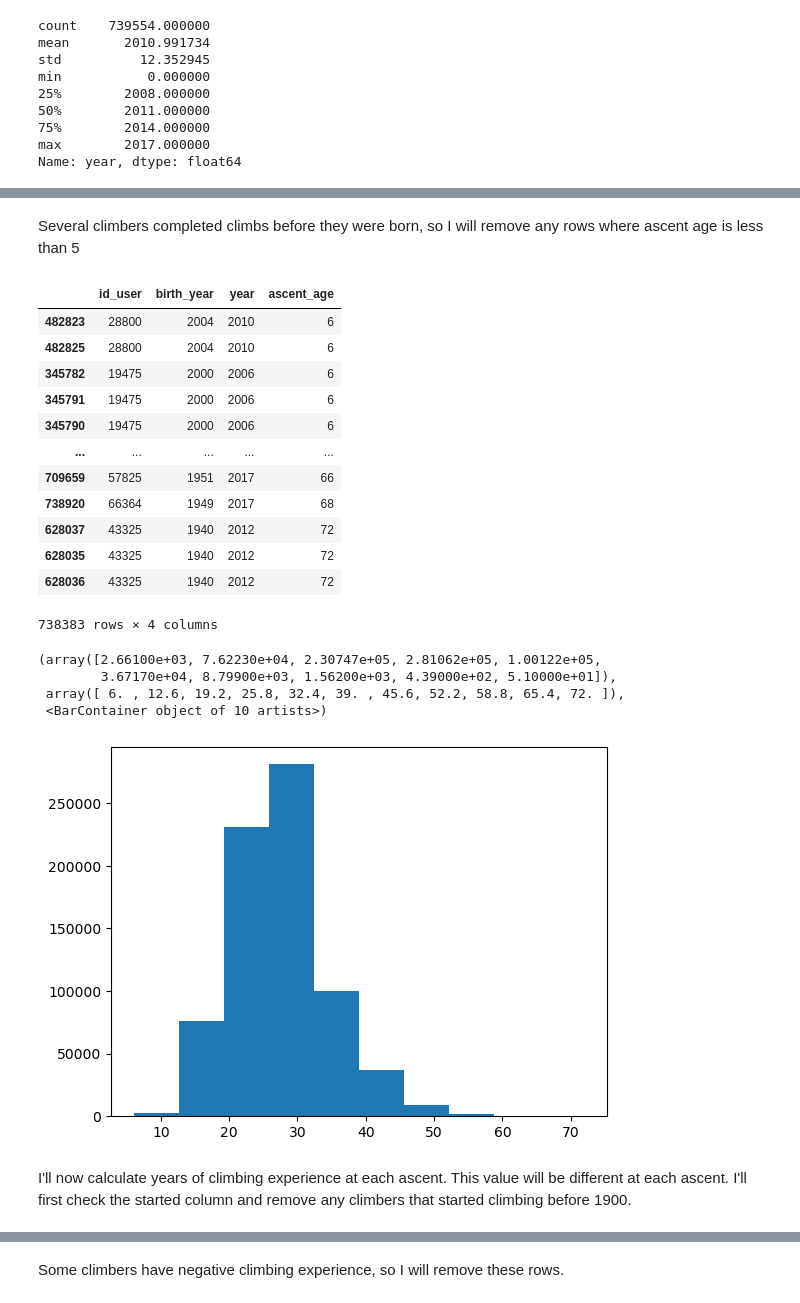
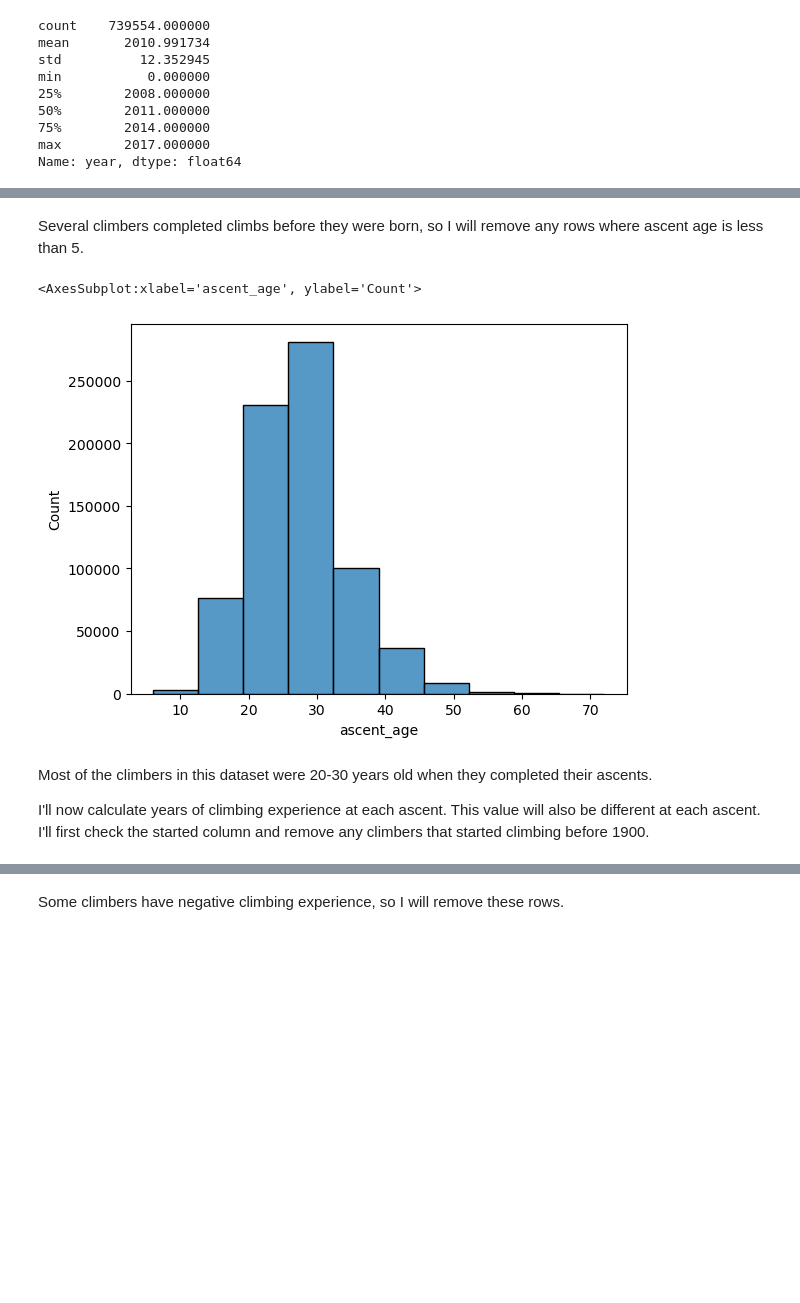
Before and after one commit to bensparklin/predicting-rock-climbing-ability, a Jupyter notebook: climbing_data/climbing.ipynb, the cells around one changed output, grey strips where cells are left out. Cells and saved outputs as stored; diff of their text form; code cells hidden in the pictures; blank space fills up the shorter version.

```diff
--- a/climbing_data/climbing.ipynb
+++ b/climbing_data/climbing.ipynb
@@ -379,32 +369,15 @@ Name: ascent_age, dtype: float64
 # %% [markdown]
-Several climbers completed climbs before they were born, so I will remove any rows where ascent age is less than 5
+Several climbers completed climbs before they were born, so I will remove any rows where ascent age is less than 5.
 # %%
 user_ascent = user_ascent[user_ascent['ascent_age'] > 5]
 
-user_ascent[['id_user','birth_year',
-             'year', 'ascent_age']].sort_values('ascent_age')
-
-plt.hist(user_ascent['ascent_age'])
+sns.histplot(user_ascent['ascent_age'], bins=10)
 # %% [output]
-|  | id_user | birth_year | year | ascent_age |
-| 482823 | 28800 | 2004 | 2010 | 6 |
-| 482825 | 28800 | 2004 | 2010 | 6 |
-| 345782 | 19475 | 2000 | 2006 | 6 |
-| 345791 | 19475 | 2000 | 2006 | 6 |
-| 345790 | 19475 | 2000 | 2006 | 6 |
-| ... | ... | ... | ... | ... |
-| 709659 | 57825 | 1951 | 2017 | 66 |
-| 738920 | 66364 | 1949 | 2017 | 68 |
-| 628037 | 43325 | 1940 | 2012 | 72 |
-| 628035 | 43325 | 1940 | 2012 | 72 |
-| 628036 | 43325 | 1940 | 2012 | 72 |
-738383 rows × 4 columns
+<AxesSubplot:xlabel='ascent_age', ylabel='Count'>
-(array([2.66100e+03, 7.62230e+04, 2.30747e+05, 2.81062e+05, 1.00122e+05,
-        3.67170e+04, 8.79900e+03, 1.56200e+03, 4.39000e+02, 5.10000e+01]),
- array([ 6. , 12.6, 19.2, 25.8, 32.4, 39. , 45.6, 52.2, 58.8, 65.4, 72. ]),
- <BarContainer object of 10 artists>)
-[figure, old version]
+[figure, new version]
 # %% [markdown]
-I'll now calculate years of climbing experience at each ascent. This value will be different at each
+Most of the climbers in this dataset were 20-30 years old when they completed their ascents.
+
+I'll now calculate years of climbing experience at each ascent. This value will also be different at each
 ascent. I'll first check the started column and remove any climbers that started climbing before 1900.
 # %%
```
Also changed, not shown: parts of 78 cells of this notebook.
